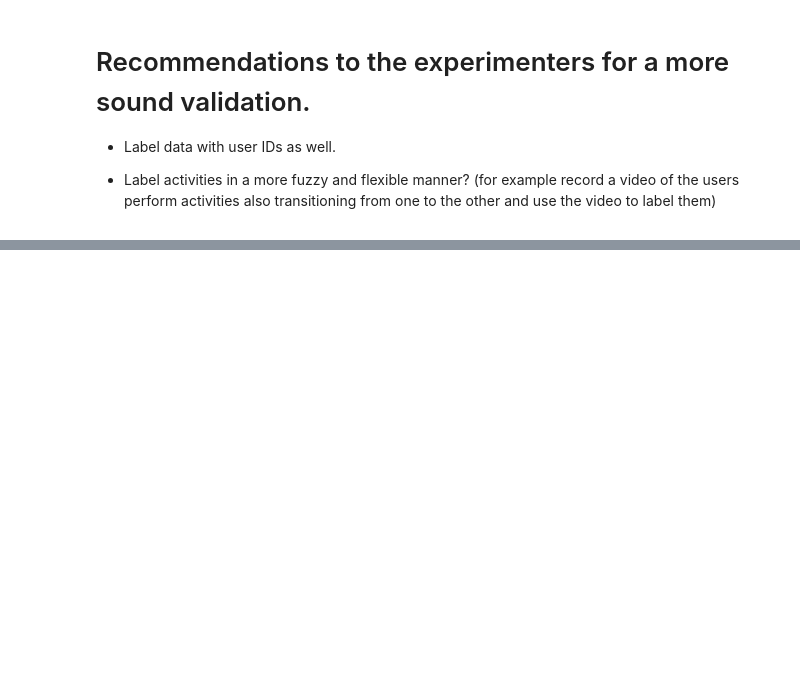
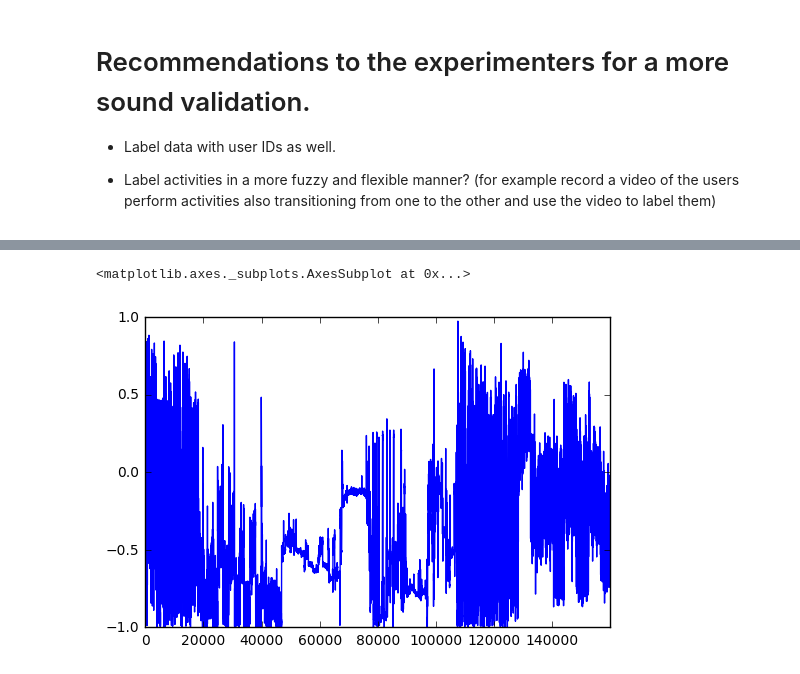
Before and after one commit to AndreaMassari/activity_recognition, a Jupyter notebook: Activity_Recognition.ipynb, the cells around one changed output, grey strips where cells are left out. Cells and saved outputs as stored; diff of their text form; code cells hidden in the pictures; blank space fills up the shorter version.

```diff
--- a/Activity_Recognition.ipynb
+++ b/Activity_Recognition.ipynb
@@ -393,0 +503,5 @@ We can assert with some confidence that our model: a random-forest multi-output
+# %%
+(df_wrist["Mx"]/magnitude(df_wrist,"Mx","My","Mz")).plot()
+# %% [output]
+<matplotlib.axes._subplots.AxesSubplot at 0x...>
+[figure, added]
```
Also changed, not shown: parts of 16 cells of this notebook.
